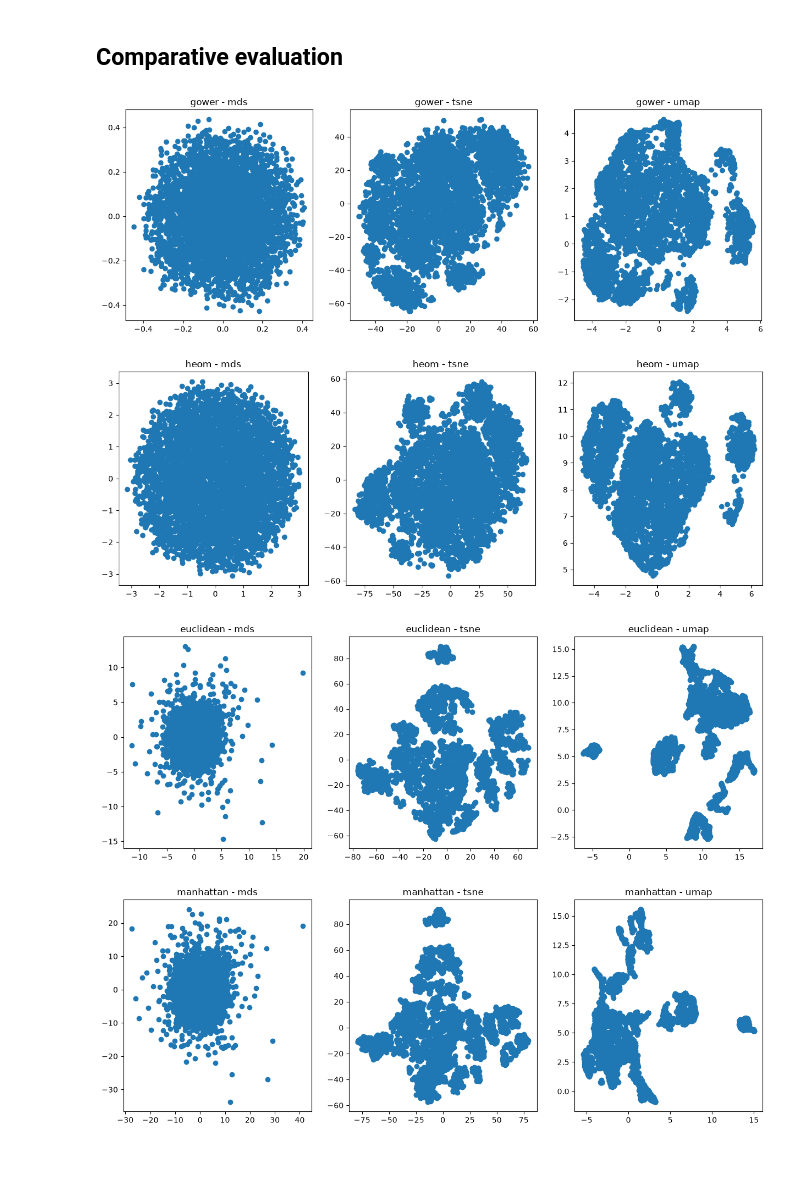
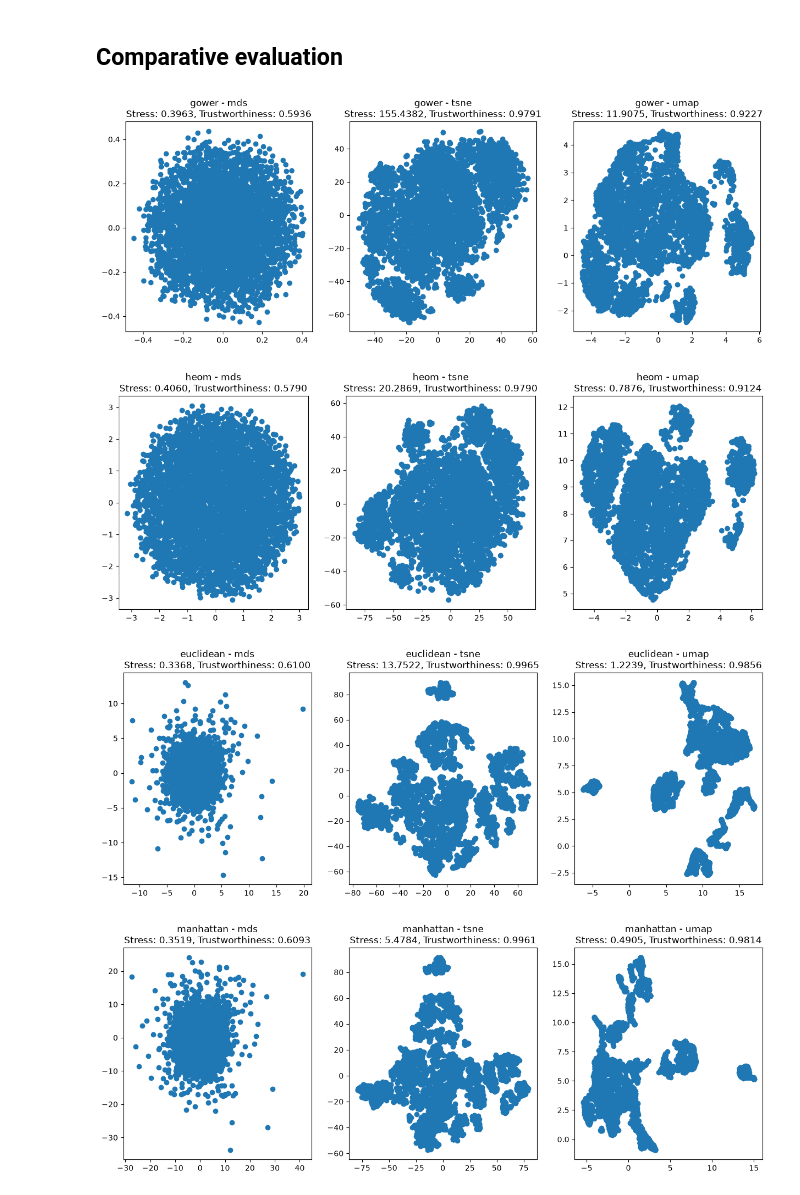
Before and after one commit to Petterluring/4dt912-project, a Jupyter notebook: research/notebooks/task_3/projection_visualization_and_comparative_evaluation.ipynb, the cells around one changed output. Drawn from its saved outputs; the diff is of its cells as text; code cells hidden in the pictures; blank space fills up the shorter version.

```diff
--- a/research/notebooks/task_3/projection_visualization_and_comparative_evaluation.ipynb
+++ b/research/notebooks/task_3/projection_visualization_and_comparative_evaluation.ipynb
@@ -196,13 +196,23 @@ Numerical columns:
 # %%
 # Computing the distance matrices
 cat_features = df.columns.isin(categorical_columns)
+
+# We include all features in gow and heom
 gow_mat = gower_matrix(df, cat_features=cat_features)
 heom_mat = HEOM(df, cat_features=cat_features)
 
 df_numerical_scaled = StandardScaler().fit_transform(df[numerical_columns])
 
+# W euc and man only have numerical and ordinal features
 euc_mat = pairwise_distances(df_numerical_scaled, metric="euclidean")
 man_mat = pairwise_distances(df_numerical_scaled, metric="manhattan")
+
+dist_matrics = {
+    "gower": gow_mat,
+    "heom": heom_mat,
+    "euclidean": euc_mat,
+    "manhattan": man_mat
+}
 # %% [markdown]
 ### Experimentation
 
@@ -318,20 +330,40 @@ results["euclidean"]["umap"] = umap_euclidean_latent
 results["manhattan"]["umap"] = umap_manhattan_latent
 # %% [markdown]
 ## Comparative evaluation
+# %%
+from sklearn.manifold import trustworthiness
+
+
+def calculate_stress(
+    original_dist: np.ndarray,
+    embedding: np.ndarray
+) -> float:
+    embedded_dist = pairwise_distances(embedding)
+
+    upper_tri = np.triu_indices_from(original_dist, k=1)
+
+    numerator = np.sum(
+        (original_dist[upper_tri] - embedded_dist[upper_tri]) ** 2
+    )
+    denominator = np.sum(original_dist[upper_tri] ** 2)
+
+    return np.sqrt(numerator / denominator)
 # %%
 import matplotlib.pyplot as plt
 # %%
 
 # For each metric in results, visualize the projections for each method in three different figures in one row
 # include labeling the points based on 'Graduation status' feature in df
 for metric, projections in results.items():
     fig, axes = plt.subplots(1, 3, figsize=(15, 5))
     for i, (method, latent) in enumerate(projections.items()):
+        stress_test = calculate_stress(dist_matrics[metric], latent)
+        trustworthiness_test = trustworthiness(dist_matrics[metric], latent, metric="precomputed", n_neighbors=5)
         axes[i].scatter(latent[:, 0], latent[:, 1])
-        axes[i].set_title(f"{metric} - {method}")
+        axes[i].set_title(f"{metric} - {method}\nStress: {stress_test:.4f}, Trustworthiness: {trustworthiness_test:.4f}")
     plt.show()
 # %% [output]
-[figure, old version]
+[figure, new version]
-[figure, old version]
+[figure, new version]
-[figure, old version]
+[figure, new version]
-[figure, old version]
+[figure, new version]
```
Also changed, not shown: parts of 10 cells of this notebook, 1 other file.
